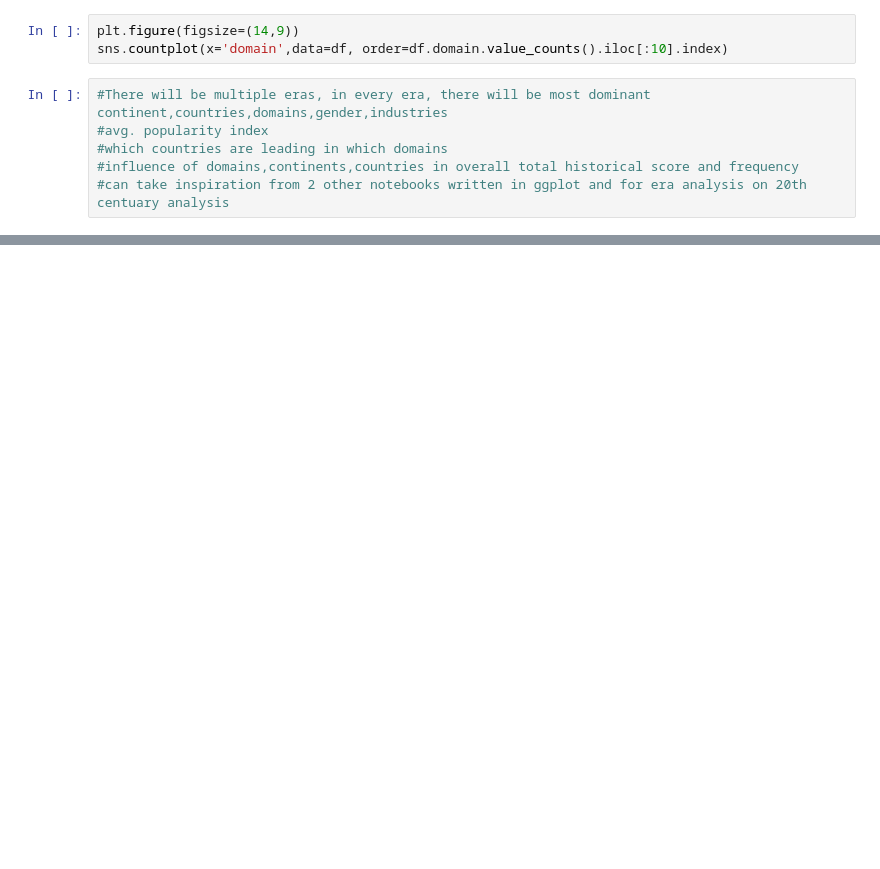
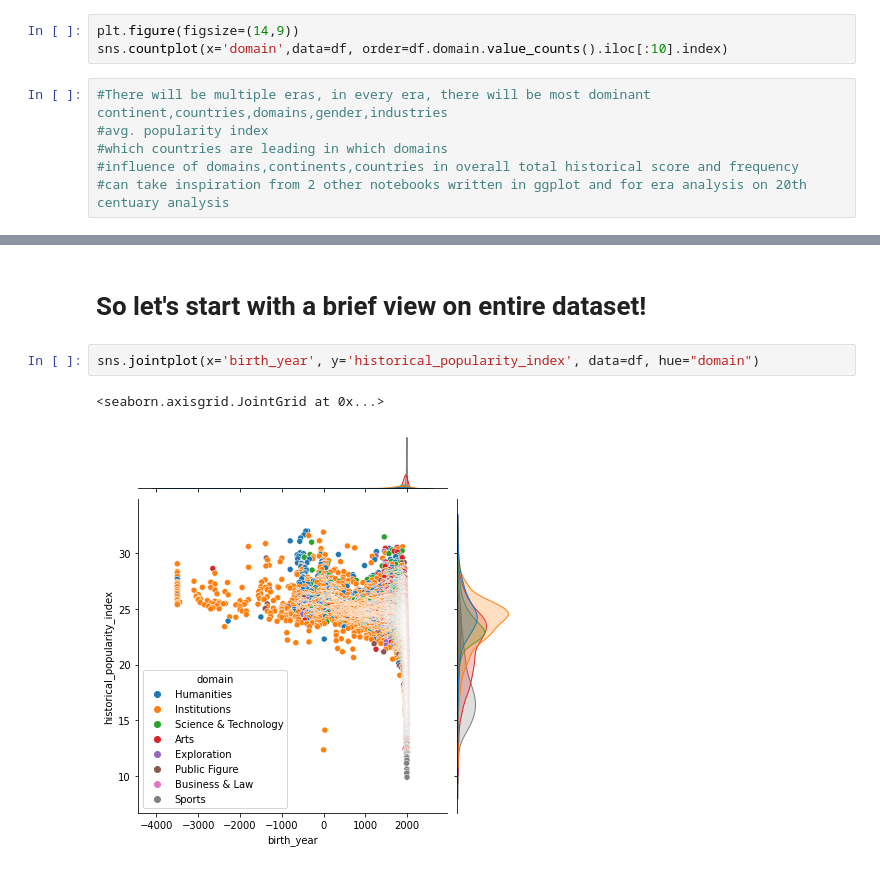
Before and after one commit to ShubhamBhut/Project-Insight, a Jupyter notebook: pantheon.ipynb, the cells around one changed output, grey strips where cells are left out. Drawn from its saved outputs; the diff is of its cells as text; blank space fills up the shorter version.

```diff
--- a/pantheon.ipynb
+++ b/pantheon.ipynb
@@ -53,0 +182,7 @@ sns.countplot(x='domain',data=df, order=df.domain.value_counts().iloc[:10].index
+# %% [markdown]
+# So let's start with a brief view on entire dataset!
+# %%
+sns.jointplot(x='birth_year', y='historical_popularity_index', data=df, hue="domain")
+# %% [output]
+<seaborn.axisgrid.JointGrid at 0x...>
+[figure, added]
```
Also changed, not shown: parts of 21 cells of this notebook.
